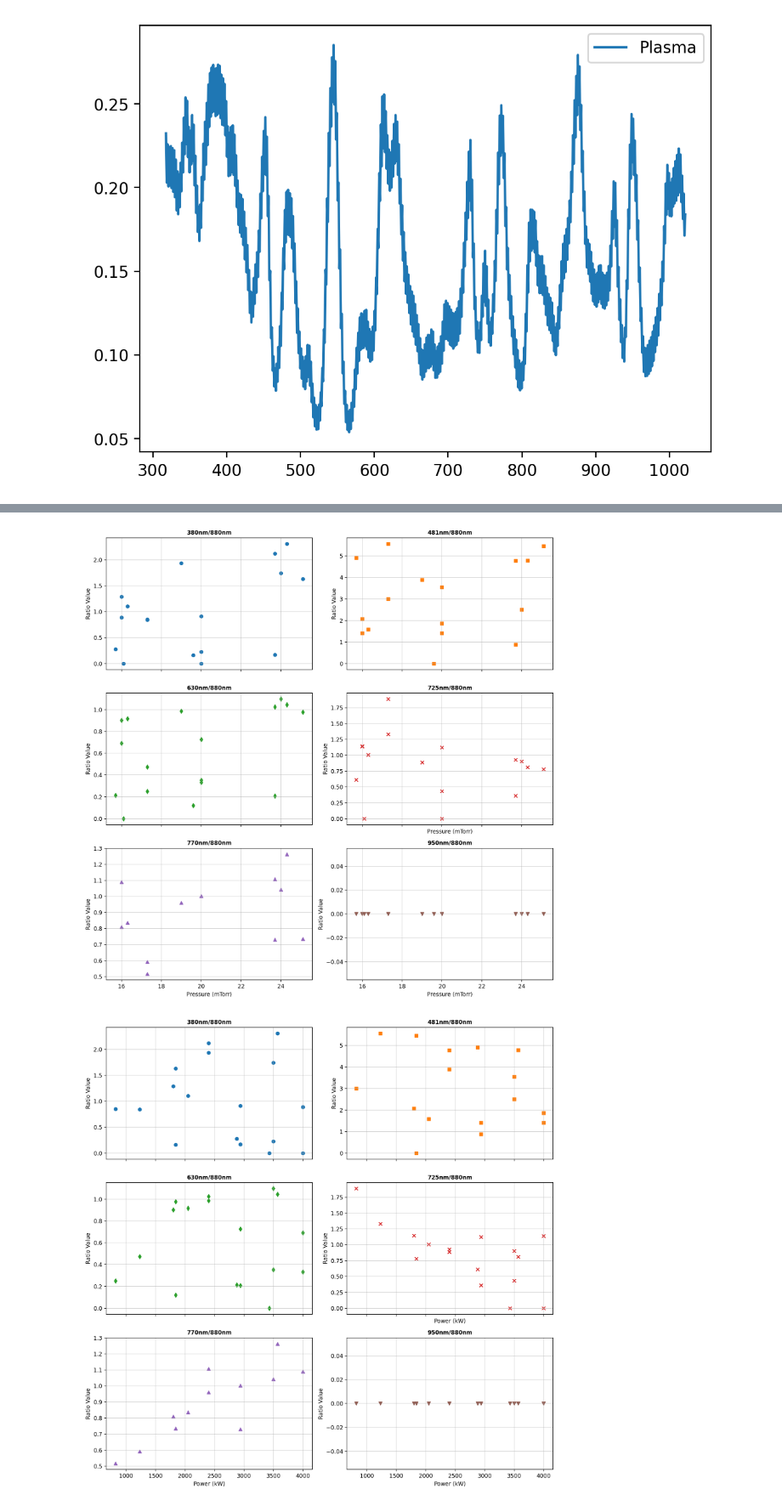
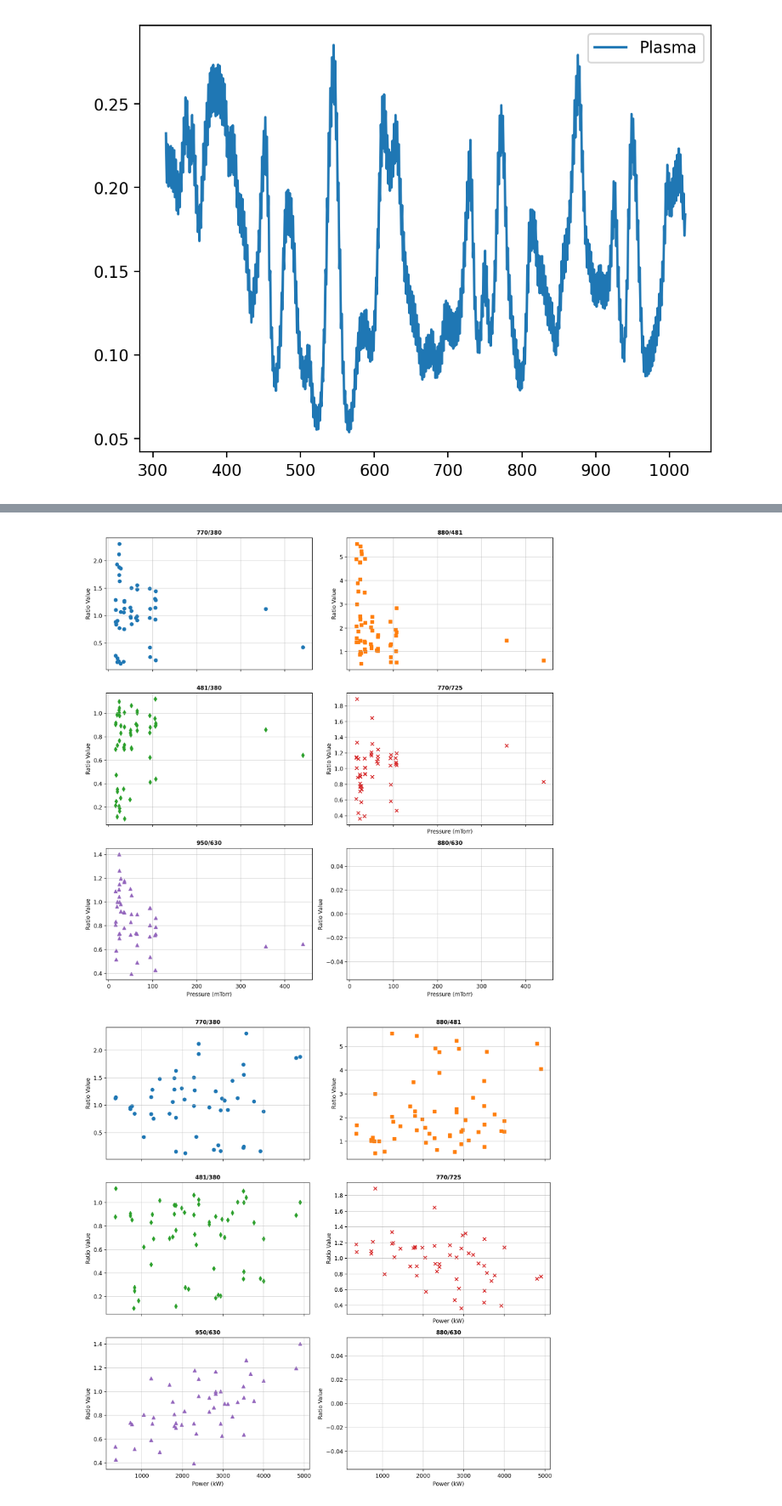
Before and after one commit to LinusRingstad/NPRE458, a Jupyter notebook: spec/analysis.ipynb, the cells around one changed output, grey strips where cells are left out. Shown at 85% size. Drawn from its saved outputs; the diff is of its cells as text; code cells hidden in the pictures.

```diff
--- a/spec/analysis.ipynb
+++ b/spec/analysis.ipynb
@@ -130,18 +132,18 @@ def peak_ratios(peak_data):
     pk5 = peak_data.loc[peak_data['Target_nm'] == 770, 'Height'].values[0]
     pk6 = peak_data.loc[peak_data['Target_nm'] == 880, 'Height'].values[0]
     pk7 = peak_data.loc[peak_data['Target_nm'] == 950, 'Height'].values[0]
-    ratio1 = pk5 / pk1 if pk1 != 0 else np.nan
-    ratio2 = pk6/pk2 if pk2 != 0 else np.nan
-    ratio3 = pk2/pk1 if pk1 != 0 else np.nan
-    ratio4 = pk5/pk4 if pk4 != 0 else np.nan
-    ratio5= pk7/pk3 if pk3 != 0 else np.nan
+    ratio1 = pk5 / pk1 if (pk1 and pk5)  != 0 else np.nan
+    ratio2 = pk6/pk2 if (pk2 and pk6) != 0 else np.nan
+    ratio3 = pk2/pk1 if (pk1 and pk2) != 0 else np.nan
+    ratio4 = pk5/pk4 if (pk4 and pk5) != 0 else np.nan
+    ratio5= pk7/pk3 if (pk3 and pk7) != 0 else np.nan
     return {
         "r1": ratio1,
         "r2": ratio2,
         "r3": ratio3,
         "r4": ratio4,
         "r5": ratio5,
-        "r6": 0
+        "r6": np.nan
     }
 
 
@@ -189,7 +191,7 @@ print(ratios)
 import os
 import re
 
-folder_path = './'  # Change this to the path where your CSVs are stored
+folder_path = './Data/'  # Change this to the path where your CSVs are stored
 
 all_results = []
 
@@ -263,7 +265,7 @@ summary_df = summary_df.sort_values(by='Voltage_kV')
 
 # 2. Define the ratios, markers, and labels for the loop
 ratios = ['rat1', 'rat2', 'rat3', 'rat4', 'rat5', 'rat6']
-labels = ['380nm/880nm', '481nm/880nm', '630nm/880nm', '725nm/880nm', '770nm/880nm', '950nm/880nm']
+labels = ['770/380', '880/481', '481/380', '770/725', '950/630', '880/630']
 markers = ['o', 's', 'd', 'x', '^', 'v']
 colors = ['#1f77b4', '#ff7f0e', '#2ca02c', '#d62728', '#9467bd', '#8c564b']
 
@@ -300,7 +302,7 @@ summary_df = summary_df.sort_values(by='Pressure_mTorr')
 
 # 2. Define the ratios, markers, and labels for the loop
 ratios = ['rat1', 'rat2', 'rat3', 'rat4', 'rat5', 'rat6']
-labels = ['380nm/880nm', '481nm/880nm', '630nm/880nm', '725nm/880nm', '770nm/880nm', '950nm/880nm']
+labels = ['770/380', '880/481', '481/380', '770/725', '950/630', '880/630']
 markers = ['o', 's', 'd', 'x', '^', 'v']
 colors = ['#1f77b4', '#ff7f0e', '#2ca02c', '#d62728', '#9467bd', '#8c564b']
 
@@ -329,42 +331,42 @@ for i in range(len(ratios)):
 plt.tight_layout()
 plt.show()
 # %% [output]
-[figure, old version]
+[figure, new version]
 # %%
 
 
 # 2. Define the ratios, markers, and labels for the loop
 ratios = ['rat1', 'rat2', 'rat3', 'rat4', 'rat5', 'rat6']
-labels = ['380nm/880nm', '481nm/880nm', '630nm/880nm', '725nm/880nm', '770nm/880nm', '950nm/880nm']
+labels = ['770/380', '880/481', '481/380', '770/725', '950/630', '880/630']
 markers = ['o', 's', 'd', 'x', '^', 'v']
 colors = ['#1f77b4', '#ff7f0e', '#2ca02c', '#d62728', '#9467bd', '#8c564b']
 
 # 3. Create the subplot array (3 rows, 2 columns)
 fig, axes = plt.subplots(3, 2, figsize=(12, 12), dpi=200, sharex=True)
 axes = axes.flatten()  # Flatten to 1D array for easy iteration
 
 for i in range(len(ratios)):
     ax = axes[i]
     ratio_col = ratios[i]
 
     # Plot the data
     ax.scatter(summary_df['Voltage_kV']*summary_df['Current_A'], summary_df[ratio_col],
             marker=markers[i], color=colors[i], label=labels[i])
 
     # Formatting each subplot
     ax.set_title(labels[i], fontsize=10, fontweight='bold')
     ax.set_ylabel('Ratio Value')
     ax.grid(True, alpha=0.6)
 
     # Only add X-label to the bottom-most plots
     if i >= 3:
         ax.set_xlabel('Power (kW)')
 
 
 plt.tight_layout()
 plt.show()
 # %% [output]
-[figure, old version]
+[figure, new version]
 # %%
 
 
```
Also changed, not shown: parts of 8 cells of this notebook, 1 other file.
